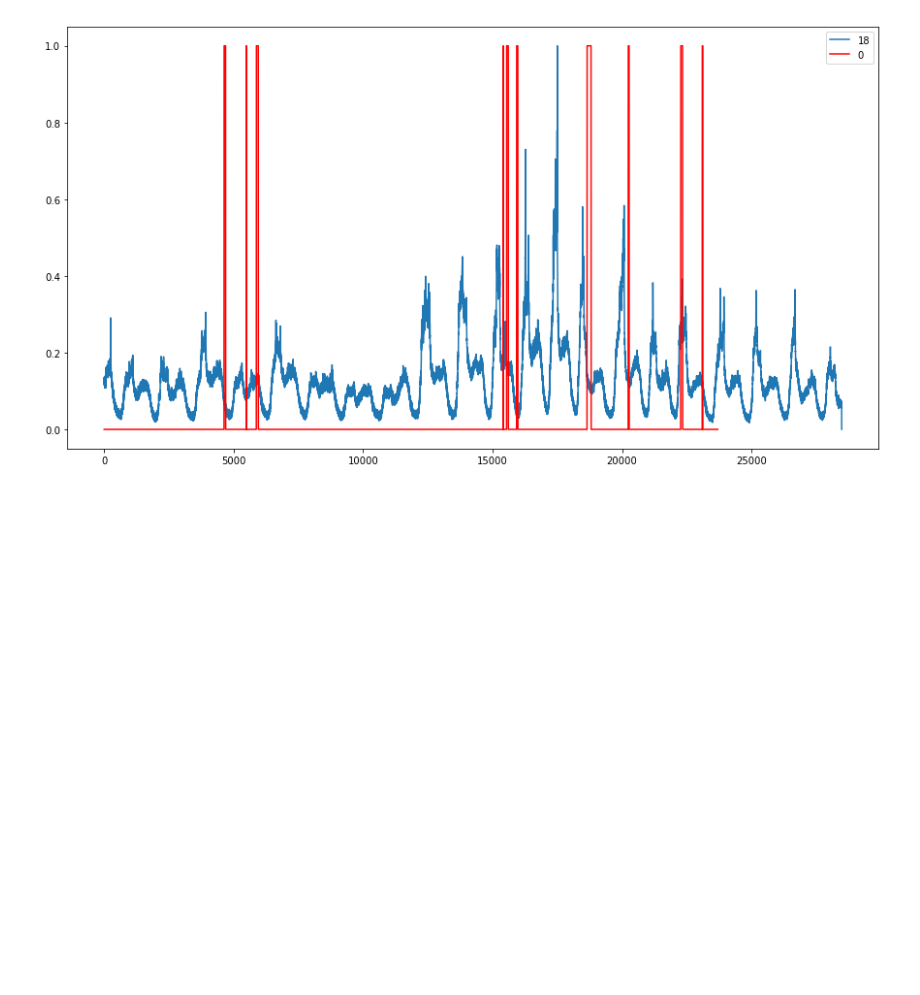
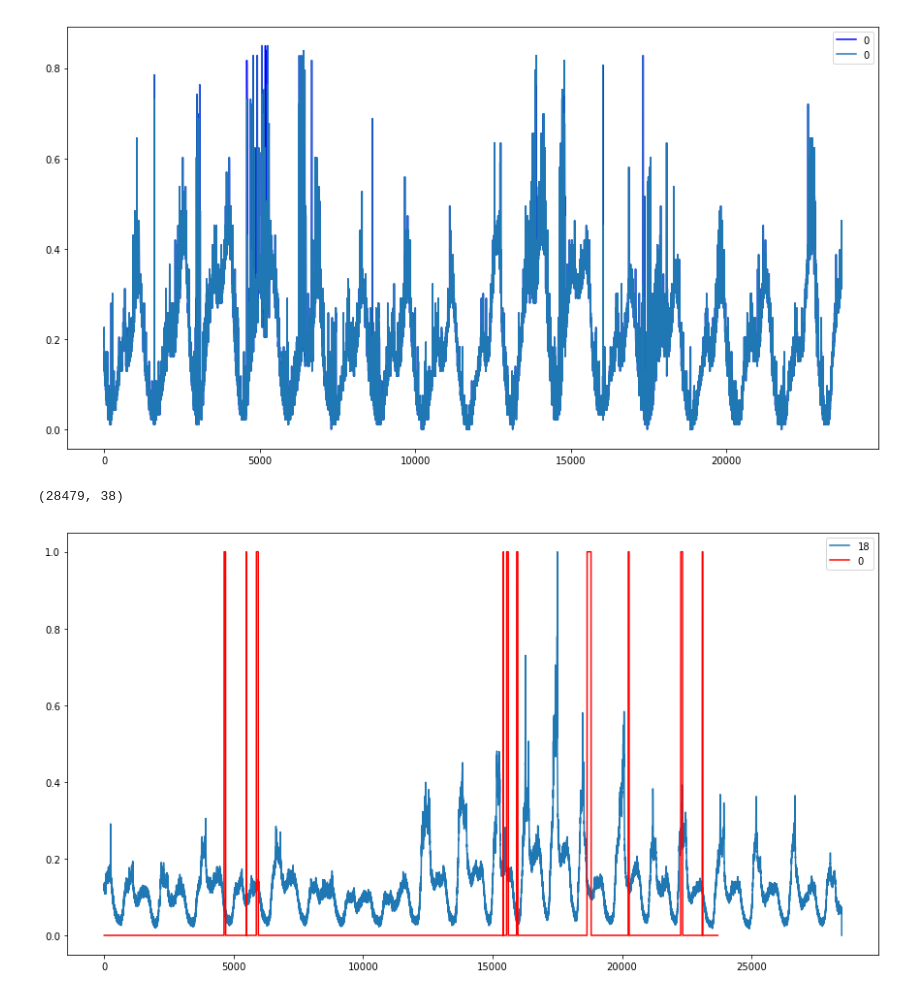
Before and after one commit to zhangdabao96/OmniAnomaly, a Jupyter notebook: data_check.ipynb, the cells around one changed output. Drawn from its saved outputs; the diff is of its cells as text; code cells hidden in the pictures; blank space fills up the shorter version.

```diff
--- a/data_check.ipynb
+++ b/data_check.ipynb
@@ -22,0 +71,10 @@ test = pd.DataFrame(temp)
+# %%
+y = x.interpolate(method='nearest', inplace=False)
+
+plt.figure(figsize=(15,8))
+plt.plot(y,color='b')
+plt.plot(x)
+plt.legend()
+plt.show()
+# %% [output]
+[figure, added]
@@ -23,3 +83,7 @@ test = pd.DataFrame(temp)
+# %%
+t.shape
+# %% [output]
+(28479, 38)
 # %%
 test_label = np.genfromtxt(os.path.join(dataset_folder, 'test_label', filename),
                          dtype=np.float32,
```
Also changed, not shown: parts of 6 cells of this notebook, 12 other files.
